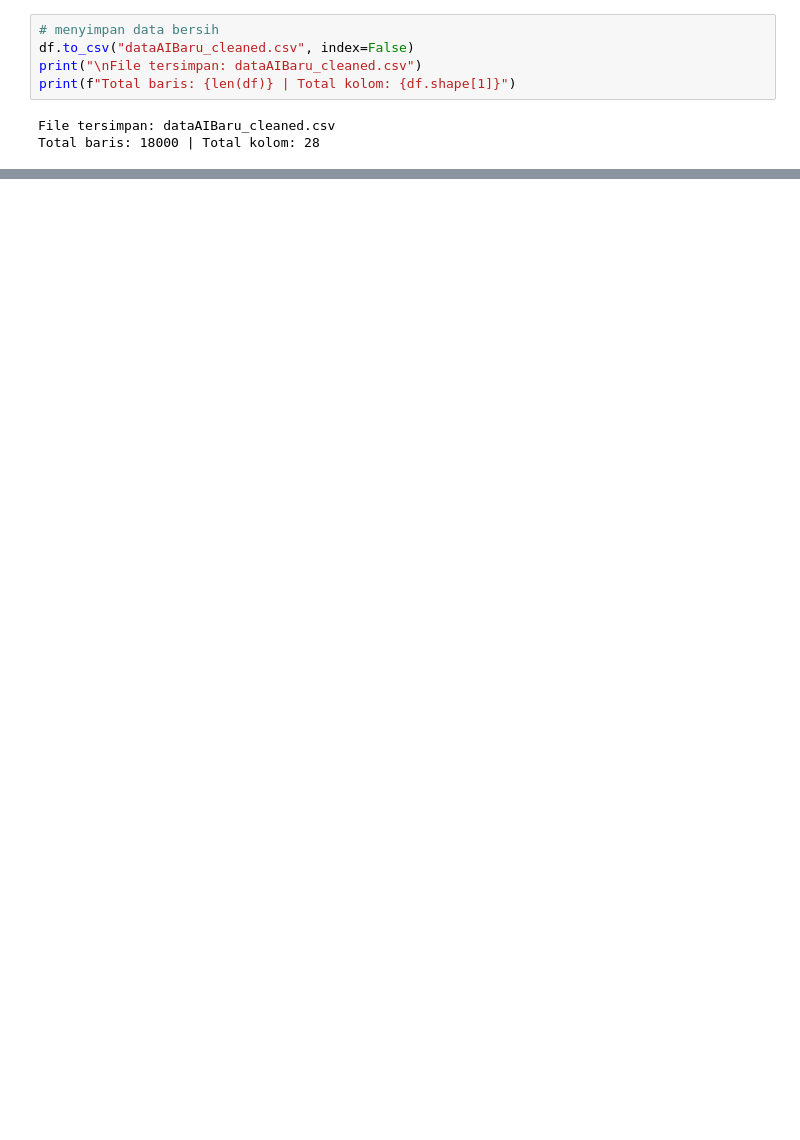
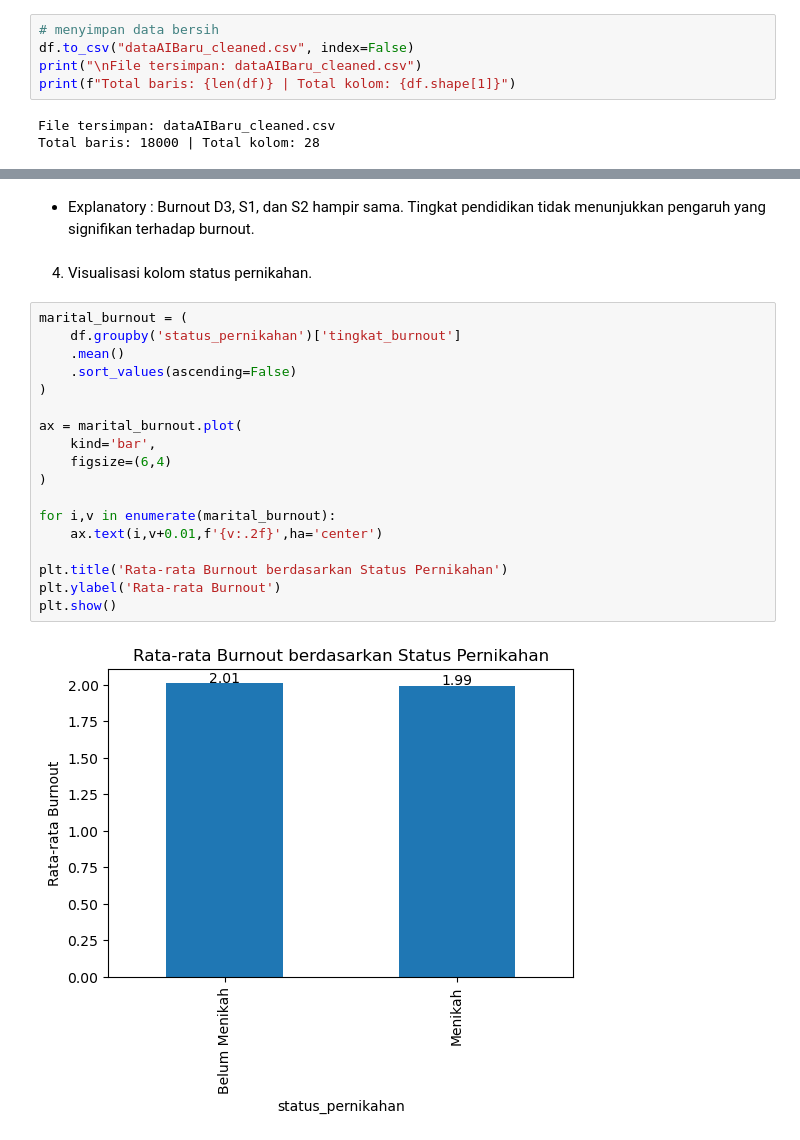
Before and after one commit to Dindaradityaswari/LowCortisol, a Jupyter notebook: DataScientist/NotebookAIBaru.ipynb, the cells around one changed output, grey strips where cells are left out. Cells and saved outputs as stored; diff of their text form; blank space fills up the shorter version.

```diff
--- a/DataScientist/NotebookAIBaru.ipynb
+++ b/DataScientist/NotebookAIBaru.ipynb
@@ -267,0 +803,24 @@ Name: count, dtype: int64
+# %% [markdown]
+- Explanatory : Burnout D3, S1, dan S2 hampir sama. Tingkat pendidikan tidak menunjukkan pengaruh yang signifikan terhadap burnout.
+# %% [markdown]
+4. Visualisasi kolom status pernikahan.
+# %%
+marital_burnout = (
+    df.groupby('status_pernikahan')['tingkat_burnout']
+    .mean()
+    .sort_values(ascending=False)
+)
+
+ax = marital_burnout.plot(
+    kind='bar',
+    figsize=(6,4)
+)
+
+for i,v in enumerate(marital_burnout):
+    ax.text(i,v+0.01,f'{v:.2f}',ha='center')
+
+plt.title('Rata-rata Burnout berdasarkan Status Pernikahan')
+plt.ylabel('Rata-rata Burnout')
+plt.show()
+# %% [output]
+[figure, added]
```
Also changed, not shown: parts of 161 cells of this notebook, 1 other file.
